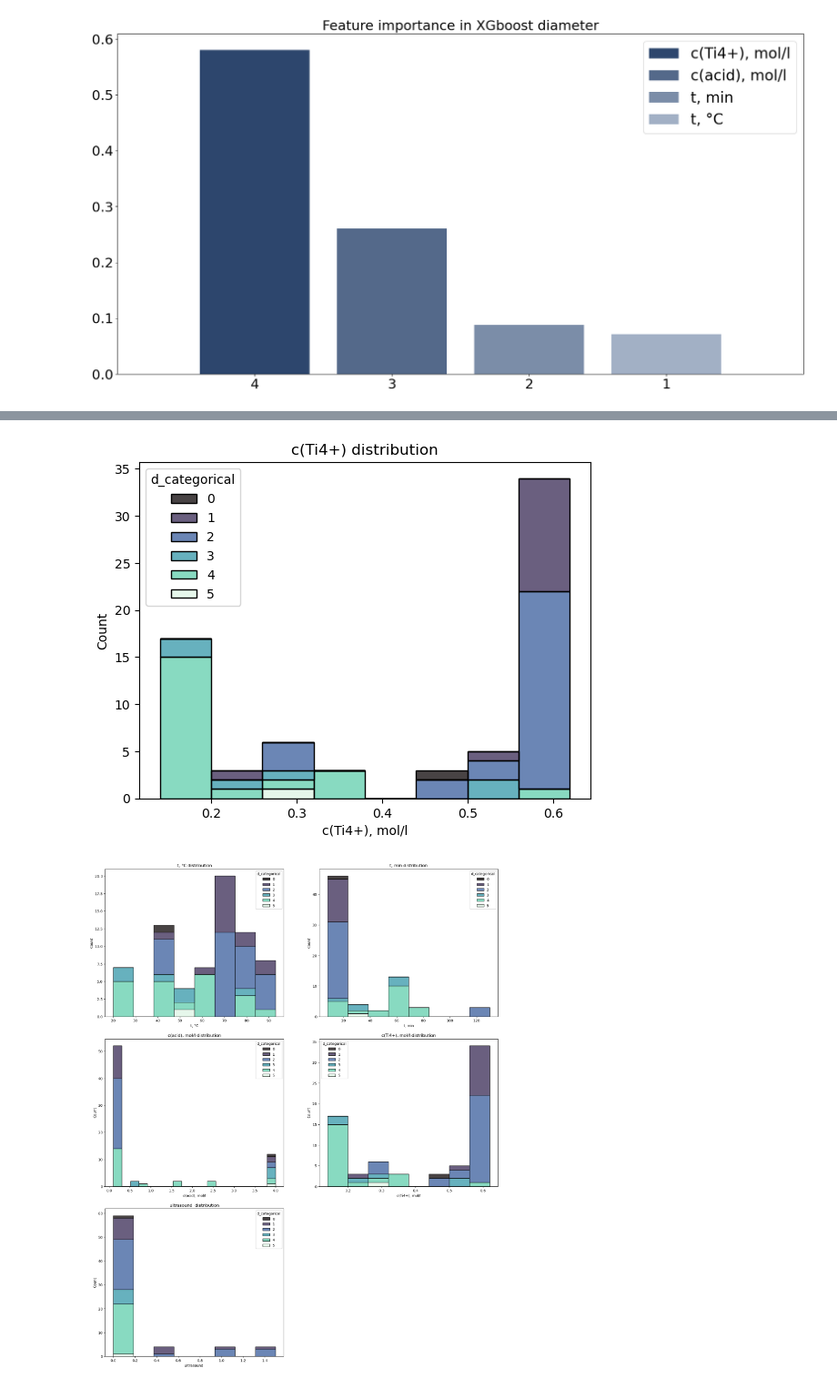
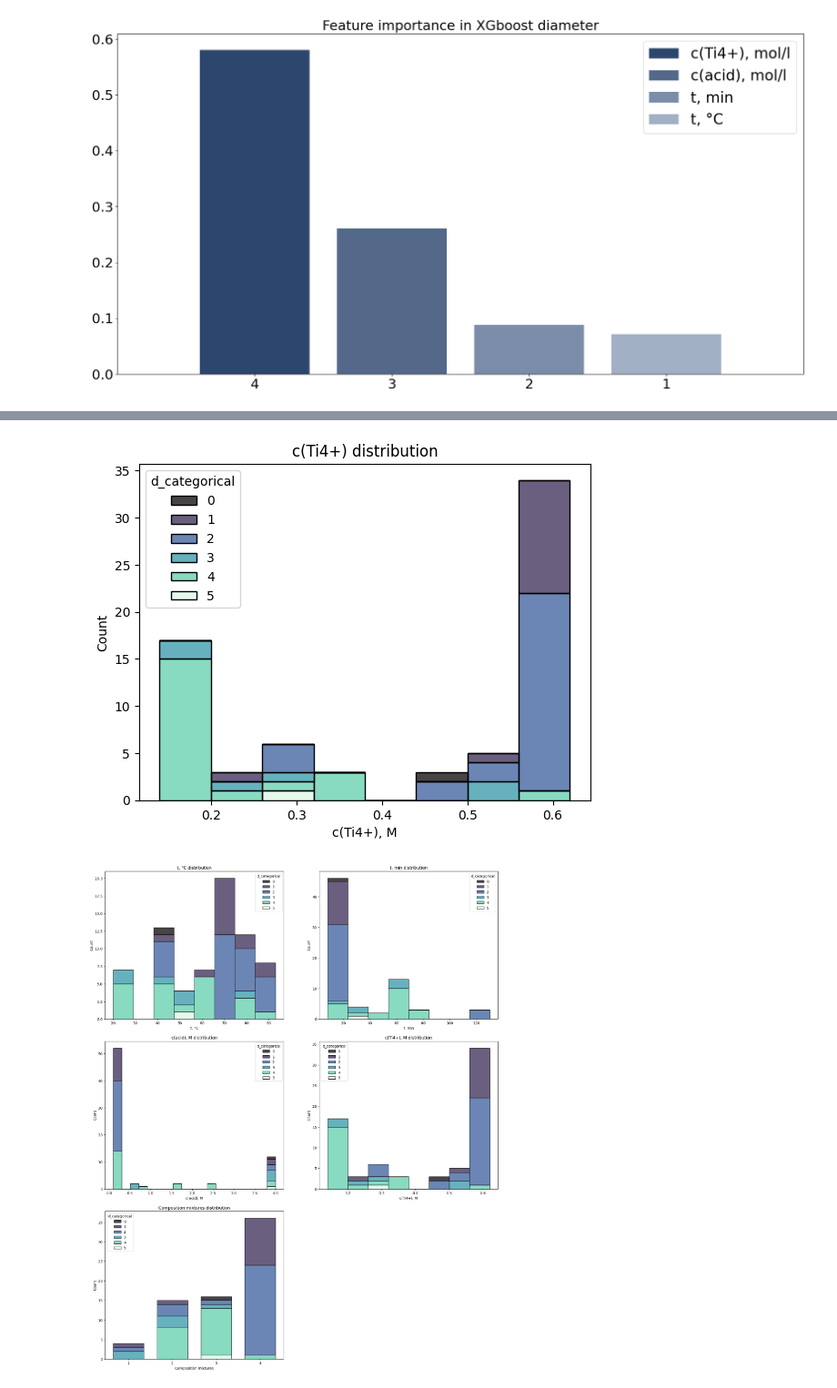
Before and after one commit to Kumokage/ChemML, a Jupyter notebook: notebooks/titane_sole/titane_sole-first_exp.ipynb, the cells around one changed output, grey strips where cells are left out. Shown at 91% size. Saved outputs shown, nothing was run; the diff lists cells and outputs as text; code cells hidden in the pictures.

```diff
--- a/notebooks/titane_sole/titane_sole-first_exp.ipynb
+++ b/notebooks/titane_sole/titane_sole-first_exp.ipynb
@@ -73,8 +94,10 @@ df.drop('Composition mixtures', axis=1).astype('float').describe().T
 | d, nm | 71.0 | 669.500366 | 897.495190 | 0.70 | 2.0495 | 2.763 | 2000.00 | 2159.00 |
 | Contents, % | 71.0 | 97.030986 | 14.362984 | 0.50 | 100.0000 | 100.000 | 100.00 | 100.00 |
 | Stability of sols, days | 71.0 | 25.577465 | 24.248807 | 0.00 | 2.0000 | 16.000 | 40.00 | 90.00 |
-# %%
-df = df.drop('Composition mixtures', axis=1).astype('float')
+# %%
+df = df.drop('ultrasound ', axis=1)
+df = df.astype('float')
+df['Composition mixtures'] = df['Composition mixtures'].astype('int')
 # %%
 df.dtypes
 # %% [output]
@@ -95,5 +113,5 @@ sns.displot(df['Stability of sols, days'])
 # %%
-X = df.drop(['Contents, %', 'd, nm', 'Stability of sols, days', 'ultrasound '], axis=1)
+X = df.drop(['Contents, %', 'd, nm', 'Stability of sols, days', 'Composition mixtures'], axis=1)
 y_days = df['Stability of sols, days']
 y_d = df['d, nm']
 y_content = df['Contents, %']
@@ -224,9 +225,9 @@ from pymoo.visualization.scatter import Scatter
 class SoleProblem(ElementwiseProblem):
     def __init__(self, coefs):
         self.coefs = coefs
-        super().__init__(n_var=4, n_obj=2, n_ieq_constr=2,
-                         xl=np.array([20, 1, 0.1, 0.14]),
-                         xu=np.array([80, 130, 4, 0.47]) )
+        super().__init__(n_var=4, n_obj=3, n_ieq_constr=4,
+                         xl=np.array([10, 1, 0.1, 0.1]),
+                         xu=np.array([100, 130, 4, 0.7]) )
 
     def _evaluate(self, x, out, *args, **kwargs):
         fs = []
@@ -237,12 +238,14 @@ class SoleProblem(ElementwiseProblem):
                 f += x[i] * coef[i]
             fs.append(f)
         out["F"] = fs
-        out["G"] = [fs[0], -fs[1] + 0.7]
+        out["G"] = [fs[0], -fs[1] + 0.7, fs[2], -fs[2] - 140]
 
 
 problem = SoleProblem(
     [-np.append(best_linear_regression_days.coef_, best_linear_regression_days.intercept_),
-     np.append(best_linear_regression_d.coef_, best_linear_regression_d.intercept_)])
+     np.append(best_linear_regression_d.coef_, best_linear_regression_d.intercept_),
+     -np.append(best_linear_regression_content.coef_, best_linear_regression_content.intercept_)
+    ])
 
 algorithm = NSGA2(pop_size=100)
 
@@ -532,19 +500,23 @@ df
 # %%
-sns.histplot(df, x='с(Ti4+), mol/l', hue='d_categorical', multiple="stack", palette='mako').set(title=f'с(Ti4+) distribution')
+sns.histplot(df, x='с(Ti4+), M', hue='d_categorical', multiple="stack", palette='mako').set(title=f'с(Ti4+) distribution')
 
 plt.show()
 # %% [output]
-[figure, old version]
+[figure, new version]
 # %%
 fig, axes = plt.subplots(ncols=2, nrows=3)
 fig.set_size_inches(20, 25)
 
-for col, ax in zip(['t, °С', 't, min', 'с(acid), mol/l', 'с(Ti4+), mol/l', 'ultrasound '], axes.flat):
-    sns.histplot(df, x=col, hue='d_categorical', multiple="stack", palette='mako', ax=ax).set(title=f'{col} distribution')
+for col, ax in zip(['t, °С', 't, min', 'с(acid), M', 'с(Ti4+), M', 'Composition mixtures'], axes.flat):
+    if col == 'Composition mixtures':
+        ax.set_xticks([1, 2, 3, 4])
+        sns.histplot(df, x=col, hue='d_categorical', multiple="stack", palette='mako', ax=ax, discrete=True, shrink=.7).set(title=f'{col} distribution')
+    else:
+        sns.histplot(df, x=col, hue='d_categorical', multiple="stack", palette='mako', ax=ax).set(title=f'{col} distribution')
 
 fig.subplots_adjust(hspace=0.15)
 axes[-1, -1].axis('off')
-plt.savefig(artifacts_path + 'distibution_with_d_categorical.pdf', format='pdf', dpi=600)
+plt.savefig(artifacts_path + 'distibution_with_d_categorical.png', format='png', dpi=600)
 plt.show()
 # %% [output]
-[figure, old version]
+[figure, new version]
```
Also changed, not shown: parts of 25 cells of this notebook, 50 other files.
